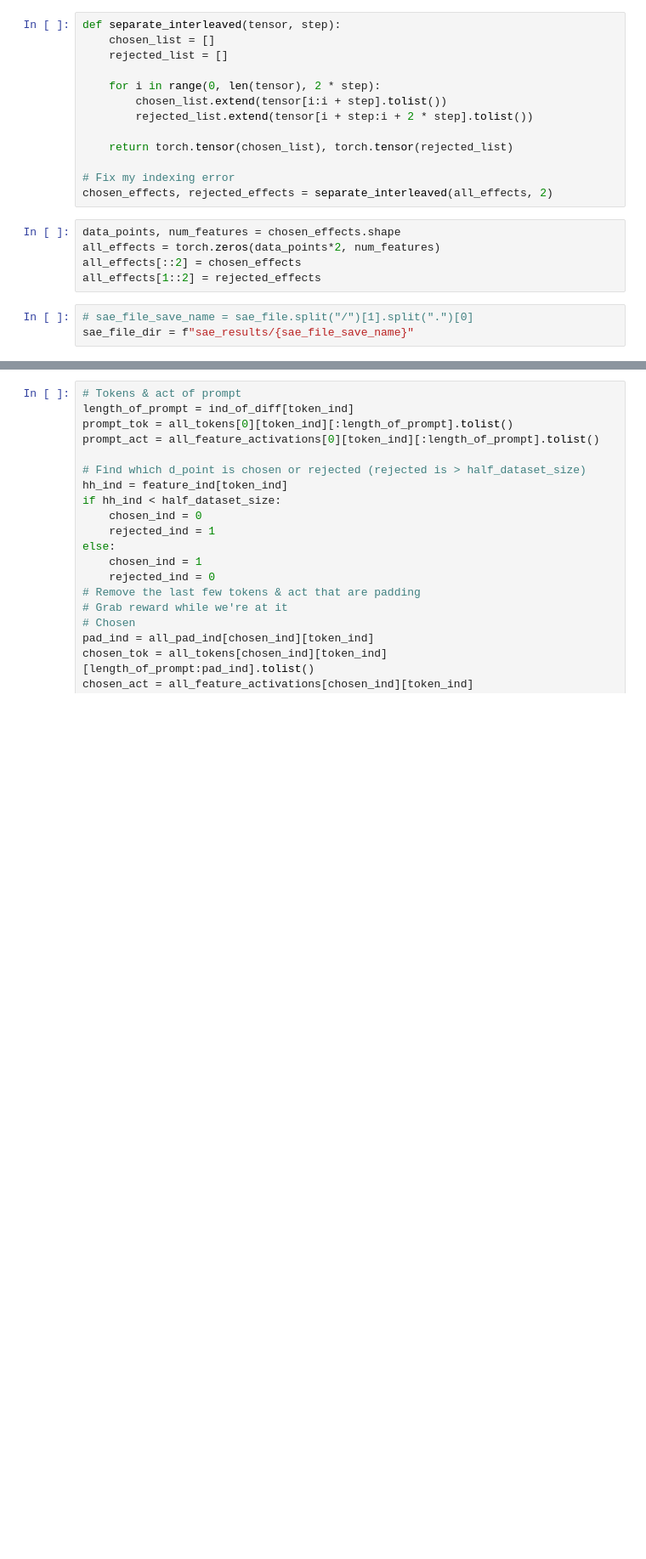
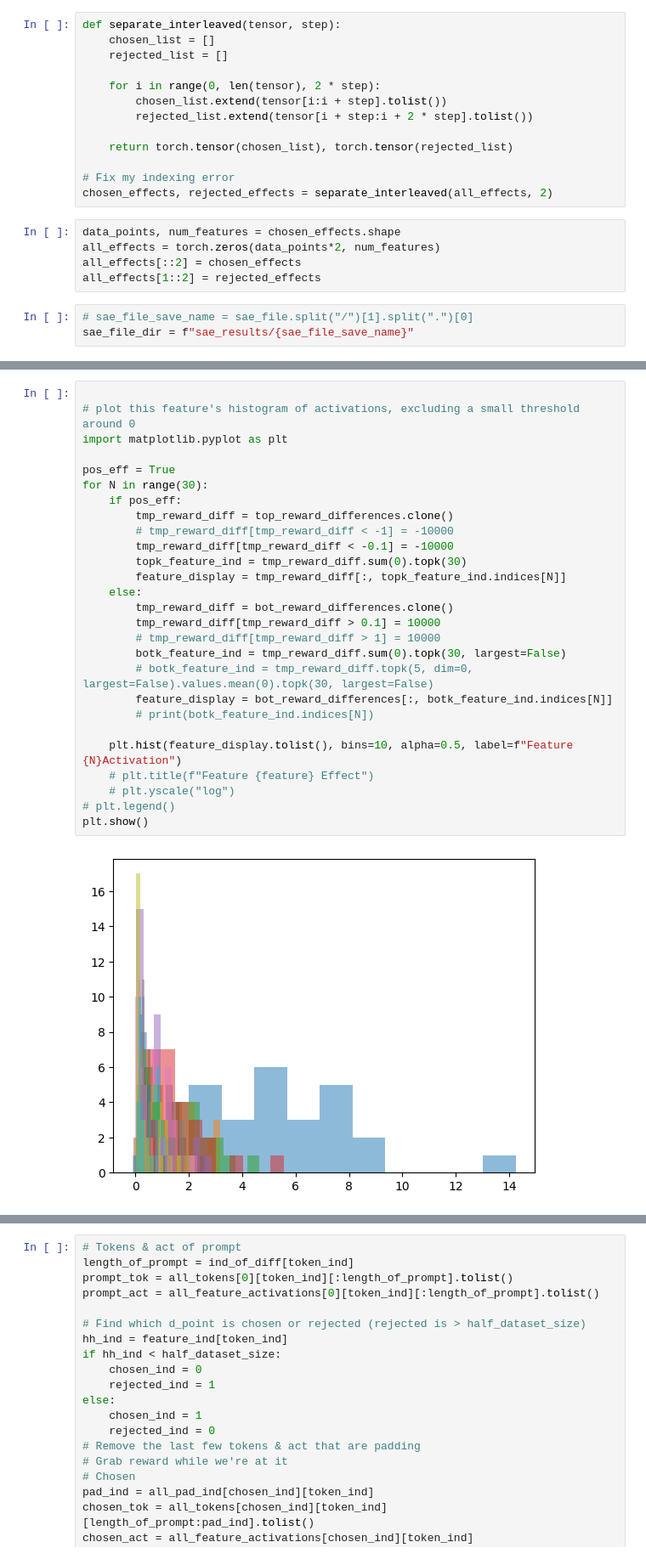
Before and after one commit to loganriggs/sae-rm, a Jupyter notebook: hh_feature_viewer.ipynb, the cells around one changed output, grey strips where cells are left out. Shown: that part at 85% size. Drawn from its saved outputs; the diff is of its cells as text; blank space fills up the shorter version.

```diff
--- a/hh_feature_viewer.ipynb
+++ b/hh_feature_viewer.ipynb
@@ -126 +109,30 @@ bot_hh_ind = bot_datapoint.indices.T
+# %%
+
+# plot this feature's histogram of activations, excluding a small threshold around 0
+import matplotlib.pyplot as plt
+
+pos_eff = True
+for N in range(30):
+    if pos_eff:
+        tmp_reward_diff = top_reward_differences.clone()
+        # tmp_reward_diff[tmp_reward_diff < -1] = -10000
+        tmp_reward_diff[tmp_reward_diff < -0.1] = -10000
+        topk_feature_ind = tmp_reward_diff.sum(0).topk(30)
+        feature_display = tmp_reward_diff[:, topk_feature_ind.indices[N]]
+    else:
+        tmp_reward_diff = bot_reward_differences.clone()
+        tmp_reward_diff[tmp_reward_diff > 0.1] = 10000
+        # tmp_reward_diff[tmp_reward_diff > 1] = 10000
+        botk_feature_ind = tmp_reward_diff.sum(0).topk(30, largest=False)
+        # botk_feature_ind = tmp_reward_diff.topk(5, dim=0, largest=False).values.mean(0).topk(30, largest=False)
+        feature_display = bot_reward_differences[:, botk_feature_ind.indices[N]]
+        # print(botk_feature_ind.indices[N])
+
+    plt.hist(feature_display.tolist(), bins=10, alpha=0.5, label=f"Feature {N}Activation")
+    # plt.title(f"Feature {feature} Effect")
+    # plt.yscale("log")
+# plt.legend()
+plt.show()
+# %% [output]
+[figure, added]
 # %%
```
Also changed, not shown: parts of 45 cells of this notebook, 2 other files.
